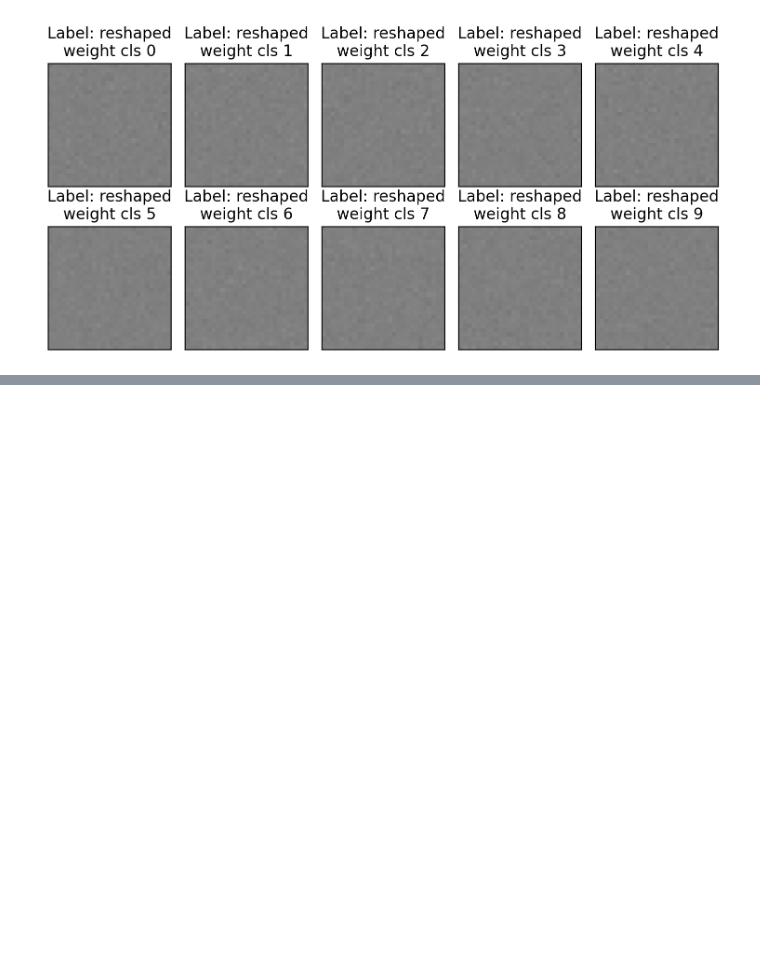
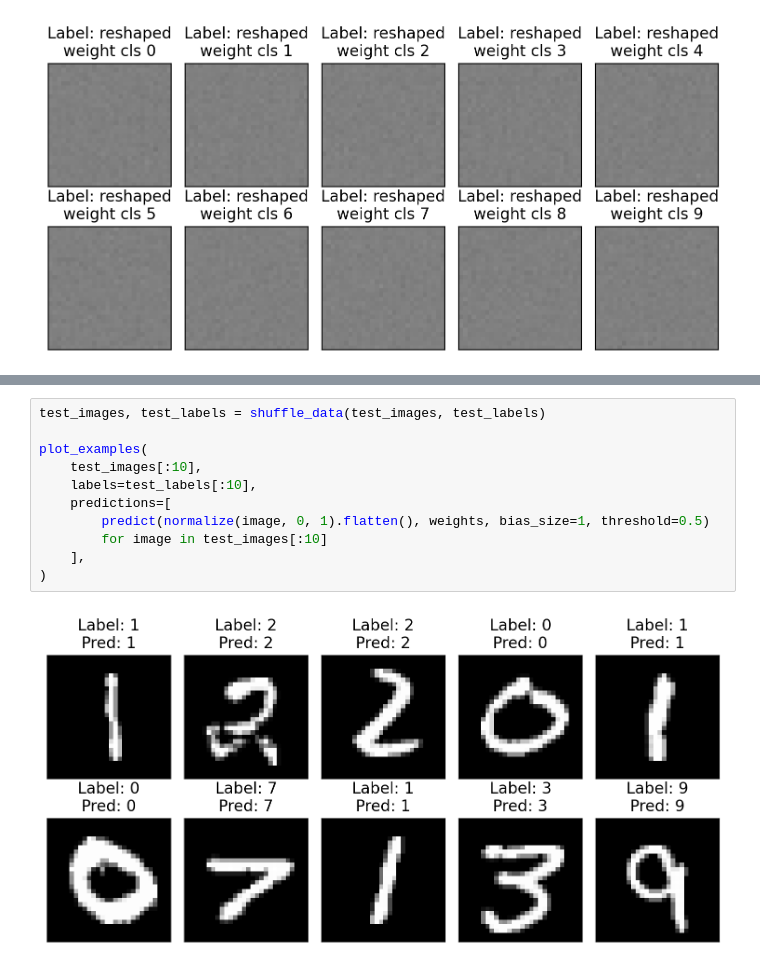
Before and after one commit to lukasGeisseler/Neural_Networks_in_Numpy, a Jupyter notebook: 03_Adaline.ipynb, the cells around one changed output, grey strips where cells are left out. Cells and saved outputs as stored; diff of their text form; blank space fills up the shorter version.

```diff
--- a/03_Adaline.ipynb
+++ b/03_Adaline.ipynb
@@ -469,0 +449,13 @@ plot_examples(
+# %%
+test_images, test_labels = shuffle_data(test_images, test_labels)
+
+plot_examples(
+    test_images[:10],
+    labels=test_labels[:10],
+    predictions=[
+        predict(normalize(image, 0, 1).flatten(), weights, bias_size=1, threshold=0.5)
+        for image in test_images[:10]
+    ],
+)
+# %% [output]
+[figure, added]
```
Also changed, not shown: parts of 24 cells of this notebook.
